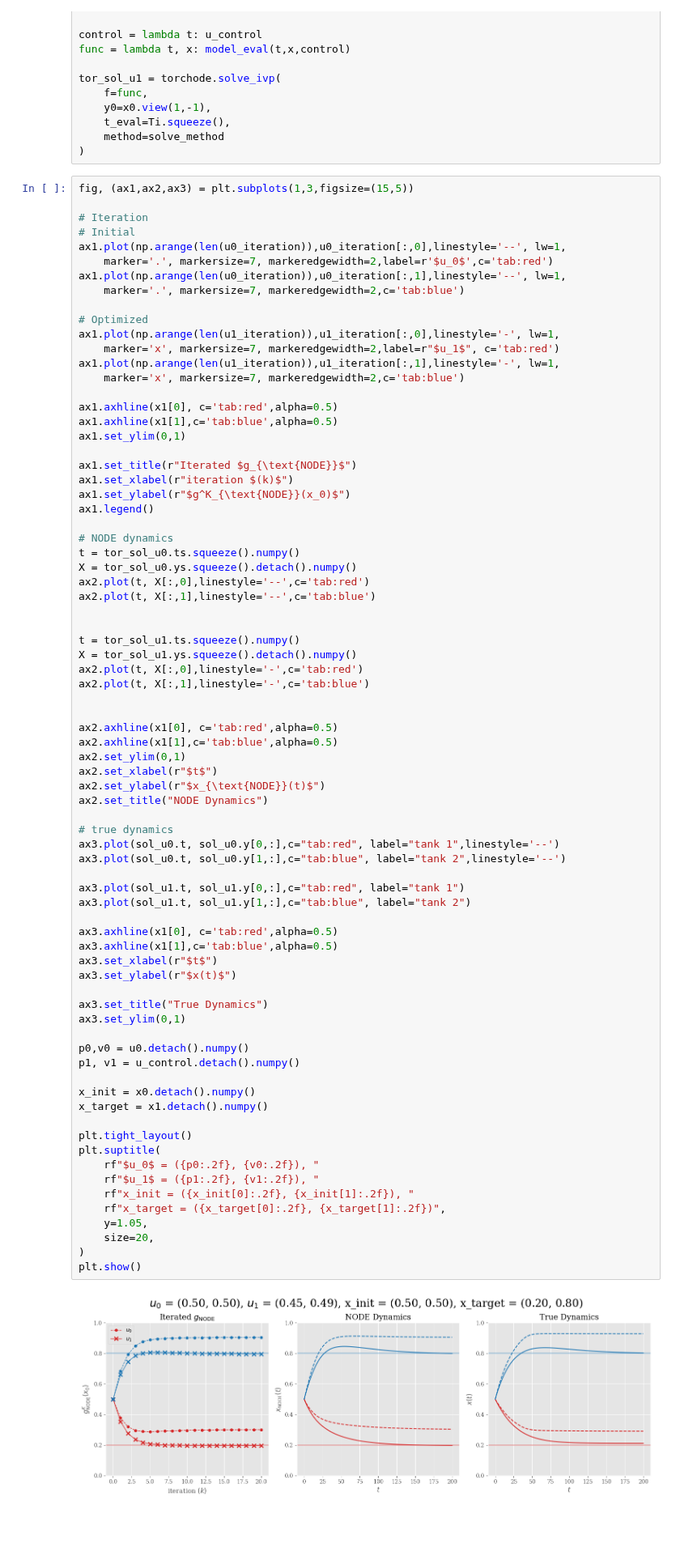
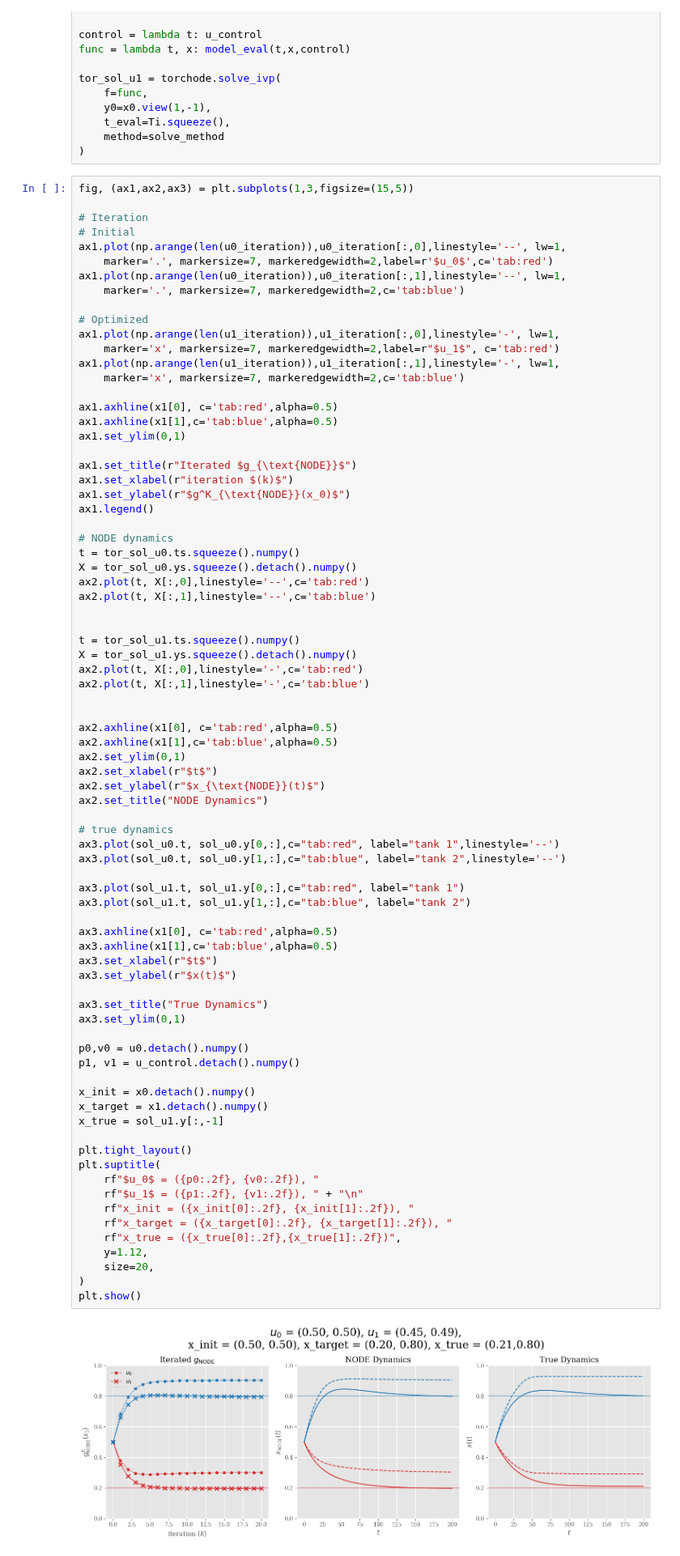
Before and after one commit to MalachiteWind/stable_node_control, a Jupyter notebook: results/mixing_tanks_batch_sweep/control_policy.ipynb, the cells around one changed output. Shown at 81% size. Saved outputs shown, nothing was run; the diff lists cells and outputs as text; blank space fills up the shorter version.

```diff
--- a/results/mixing_tanks_batch_sweep/control_policy.ipynb
+++ b/results/mixing_tanks_batch_sweep/control_policy.ipynb
@@ -362,34 +364,36 @@ ax2.set_title("NODE Dynamics")
 
 # true dynamics
 ax3.plot(sol_u0.t, sol_u0.y[0,:],c="tab:red", label="tank 1",linestyle='--')
 ax3.plot(sol_u0.t, sol_u0.y[1,:],c="tab:blue", label="tank 2",linestyle='--')
 
 ax3.plot(sol_u1.t, sol_u1.y[0,:],c="tab:red", label="tank 1")
 ax3.plot(sol_u1.t, sol_u1.y[1,:],c="tab:blue", label="tank 2")
 
 ax3.axhline(x1[0], c='tab:red',alpha=0.5)
 ax3.axhline(x1[1],c='tab:blue',alpha=0.5)
 ax3.set_xlabel(r"$t$")
 ax3.set_ylabel(r"$x(t)$")
 
 ax3.set_title("True Dynamics")
 ax3.set_ylim(0,1)
 
 p0,v0 = u0.detach().numpy()
 p1, v1 = u_control.detach().numpy()
 
 x_init = x0.detach().numpy()
 x_target = x1.detach().numpy()
+x_true = sol_u1.y[:,-1]
 
 plt.tight_layout()
 plt.suptitle(
     rf"$u_0$ = ({p0:.2f}, {v0:.2f}), "
-    rf"$u_1$ = ({p1:.2f}, {v1:.2f}), "
+    rf"$u_1$ = ({p1:.2f}, {v1:.2f}), " + "\n"
     rf"x_init = ({x_init[0]:.2f}, {x_init[1]:.2f}), "
-    rf"x_target = ({x_target[0]:.2f}, {x_target[1]:.2f})",
-    y=1.05,
+    rf"x_target = ({x_target[0]:.2f}, {x_target[1]:.2f}), "
+    rf"x_true = ({x_true[0]:.2f},{x_true[1]:.2f})",
+    y=1.12,
     size=20,
 )
 plt.show()
 # %% [output]
-[figure, old version]
+[figure, new version]
```
Also changed, not shown: parts of 17 cells of this notebook.
